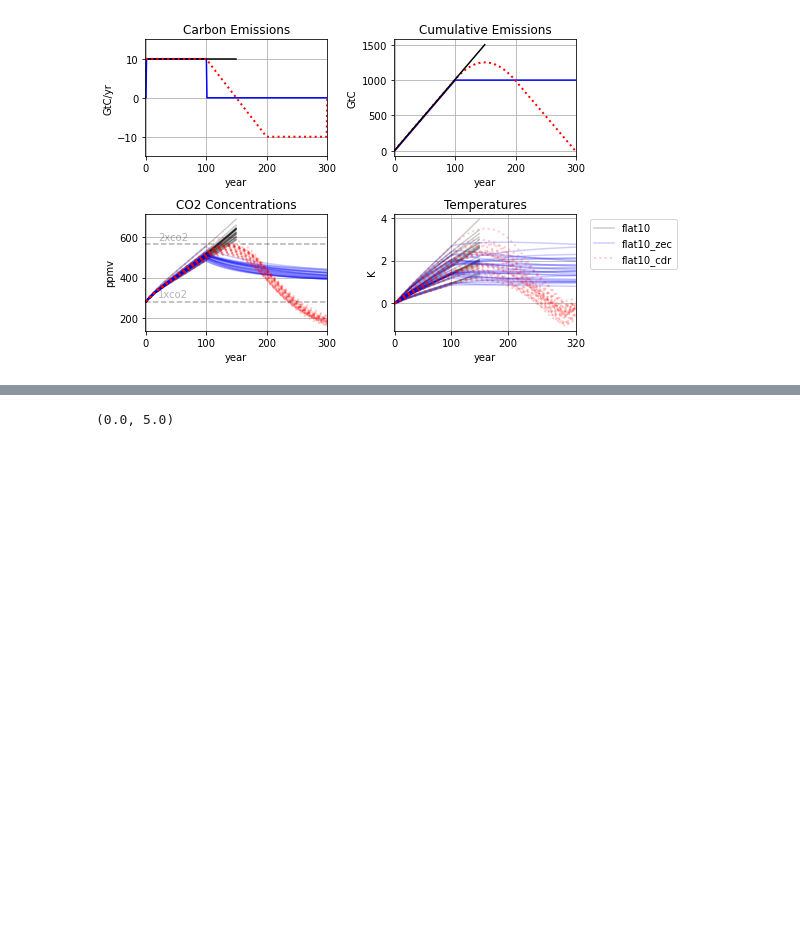
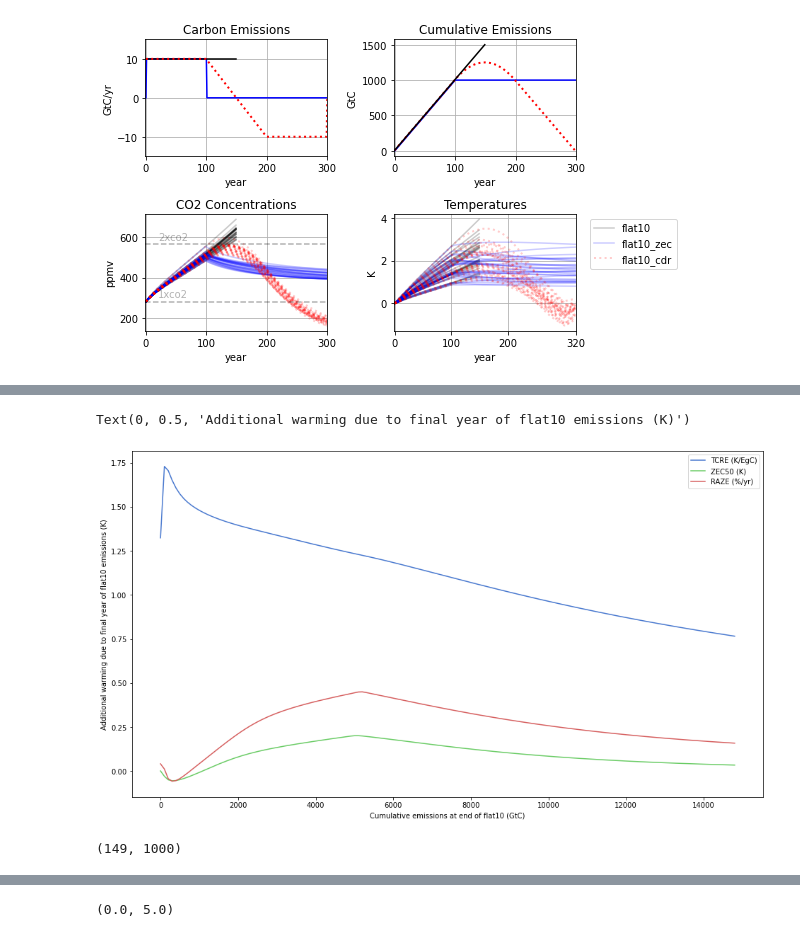
Before and after one commit to ckoven/esm-deck, a Jupyter notebook: Fair_ESM_DECK.ipynb, the cells around one changed output, grey strips where cells are left out. Cells and saved outputs as stored; diff of their text form; code cells hidden in the pictures; blank space fills up the shorter version.

```diff
--- a/Fair_ESM_DECK.ipynb
+++ b/Fair_ESM_DECK.ipynb
@@ -869,0 +940,5 @@ ax2.legend([p1[0],p0[0],p2[0],p3[0]],['flat10 parametric reconvolved','flat10 FF
+# %%
+
+for n,i in enumerate(np.arange(0,150)):
+    Ccnv[:,n],_,Tcnv[:,n] = fair.forward.fair_scm(emissions=Ecnv[:,n],
+                        useMultigas=False)
@@ -869,0 +978,31 @@ ax2.legend([p1[0],p0[0],p2[0],p3[0]],['flat10 parametric reconvolved','flat10 FF
+# %%
+agtpn=np.zeros([1000,149])
+tcrevn=np.zeros(149)
+zec50vn=np.zeros(149)
+razevn=np.zeros(149)
+
+
+for n,i in enumerate(np.arange(0,149)):
+
+    strt=(i*10+1)
+    agtpn[:,n]=np.diff(Tcnv)[strt:(strt+1000),n]
+    tcrevn[n]=Tcnv[strt,n]/np.sum(Ecnv[:strt,n])*1000
+    zec50vn[n]=Tcnv[strt+50,n]-Tcnv[strt,n]
+    razevn[n]=(Tcnv[strt+10,n]-Tcnv[strt,n])/10/tcrevn[n]*100
+# %%
+p1=plt.plot(np.arange(0,149)*100,tcrevn)
+p2=plt.plot(np.arange(0,149)*100,zec50vn)
+p3=plt.plot(np.arange(0,149)*100,razevn)
+
+plt.legend([p1[0],p2[0],p3[0]],['TCRE (K/EgC)','ZEC50 (K)','RAZE (%/yr)'])
+
+plt.xlabel('Cumulative emissions at end of flat10 (GtC)')
+plt.ylabel('Additional warming due to final year of flat10 emissions (K)')
+# %% [output]
+Text(0, 0.5, 'Additional warming due to final year of flat10 emissions (K)')
+[figure, added]
+# %%
+agtpn.shape
+Y.shape
+# %% [output]
+(149, 1000)
```
Also changed, not shown: parts of 17 cells of this notebook, 6 other files.
